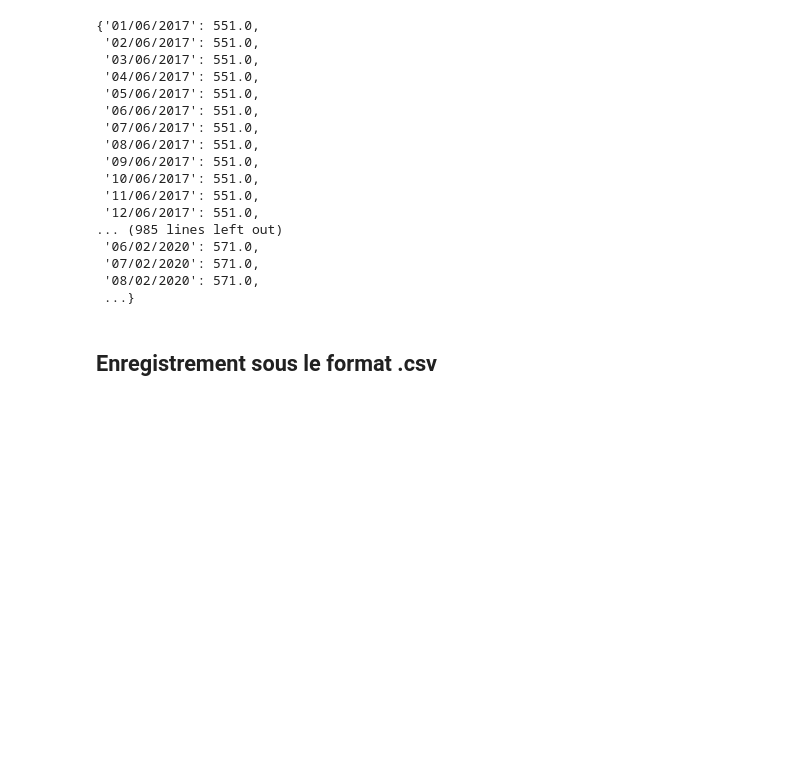
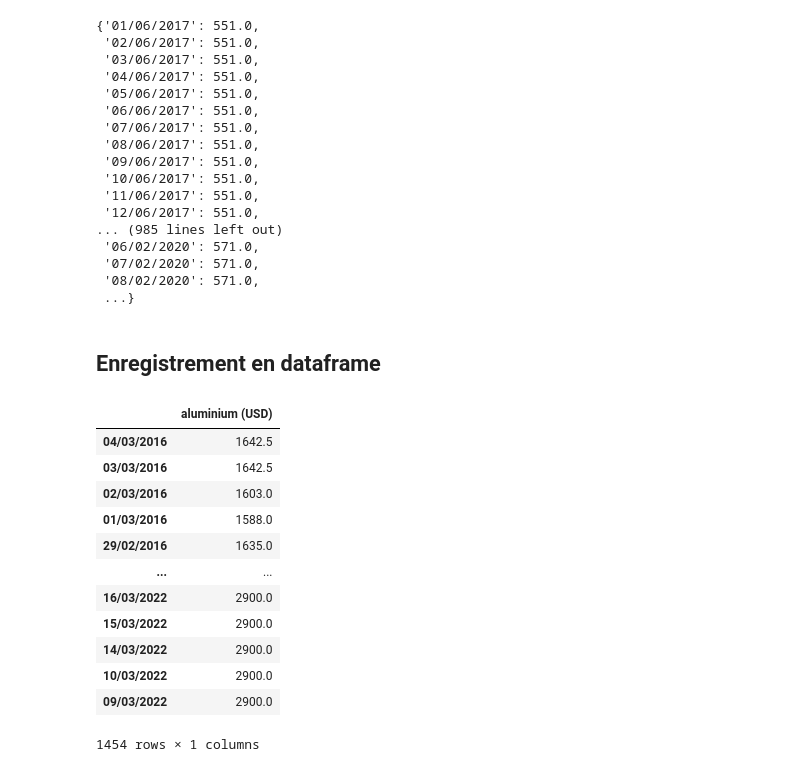
Before and after one commit to theo-soler/Projet_info, a Jupyter notebook: web_scrapping.ipynb, the cells around one changed output. Saved outputs shown, nothing was run; the diff lists cells and outputs as text; code cells hidden in the pictures; blank space fills up the shorter version.

```diff
--- a/web_scrapping.ipynb
+++ b/web_scrapping.ipynb
@@ -13,7 +27,7 @@ li_annees_voulues = [2015, 2016, 2017, 2018, 2019, 2020, 2021, 2022]
 # %%
 urla = 'www.boursorama.com'
 # %%
-#on recupere les liens des differentes pages
+#on recupere les liens des differentes pages de boursorama dont on aura besoin
 
 li_url_taux_de_change = []
 li_url_alu_alloy = []
@@ -21,6 +35,6 @@ li_url_copper = []
 
 for an in li_annees_voulues:
     li_url_taux_de_change.append('www.boursorama.com/_formulaire-periode/?symbol=3fUSD_EUR&historic_search%5BstartDate%5D=06/03/'+ str(an) + '&historic_search%5Bduration%5D=1Y&historic_search%5Bperiod%5D=1')
-    li_url_alu_alloy.append('www.boursorama.com/_formulaire-periode/?symbol=7xAAUSD&historic_search%5BstartDate%5D=06/03/'+ str(an) + '&historic_search%5Bduration%5D=1Y&historic_search%5Bperiod%5D=1')
+    li_url_alu_alloy.append('www.boursorama.com/_formulaire-periode/?symbol=7xAAUSD15M&historic_search%5BstartDate%5D=06/03/'+ str(an) + '&historic_search%5Bduration%5D=1Y&historic_search%5Bperiod%5D=1')
     li_url_copper.append('www.boursorama.com/_formulaire-periode/?symbol=7xCAUSD15M&historic_search%5BstartDate%5D=06/03/'+ str(an) + '&historic_search%5Bduration%5D=1Y&historic_search%5Bperiod%5D=1')
 # %% [markdown]
@@ -308,7 +354,7 @@ dic_beams
  '08/02/2020': 571.0,
  ...}
 # %% [markdown]
-## Enregistrement sous le format .csv
+## Enregistrement en dataframe
 # %%
 #convertit le dictionnaire data en dataframe en convertissant les valeurs par des float
 
@@ -332,0 +383,16 @@ df_beams = pd.DataFrame.from_dict(dic_beams, orient = 'index', columns = ['beams
+# %%
+df_alu_alloy
+# %% [output]
+|  | aluminium (USD) |
+| 04/03/2016 | 1642.5 |
+| 03/03/2016 | 1642.5 |
+| 02/03/2016 | 1603.0 |
+| 01/03/2016 | 1588.0 |
+| 29/02/2016 | 1635.0 |
+| ... | ... |
+| 16/03/2022 | 2900.0 |
+| 15/03/2022 | 2900.0 |
+| 14/03/2022 | 2900.0 |
+| 10/03/2022 | 2900.0 |
+| 09/03/2022 | 2900.0 |
+1454 rows × 1 columns
```
Also changed, not shown: parts of 33 cells of this notebook, 7 other files.
